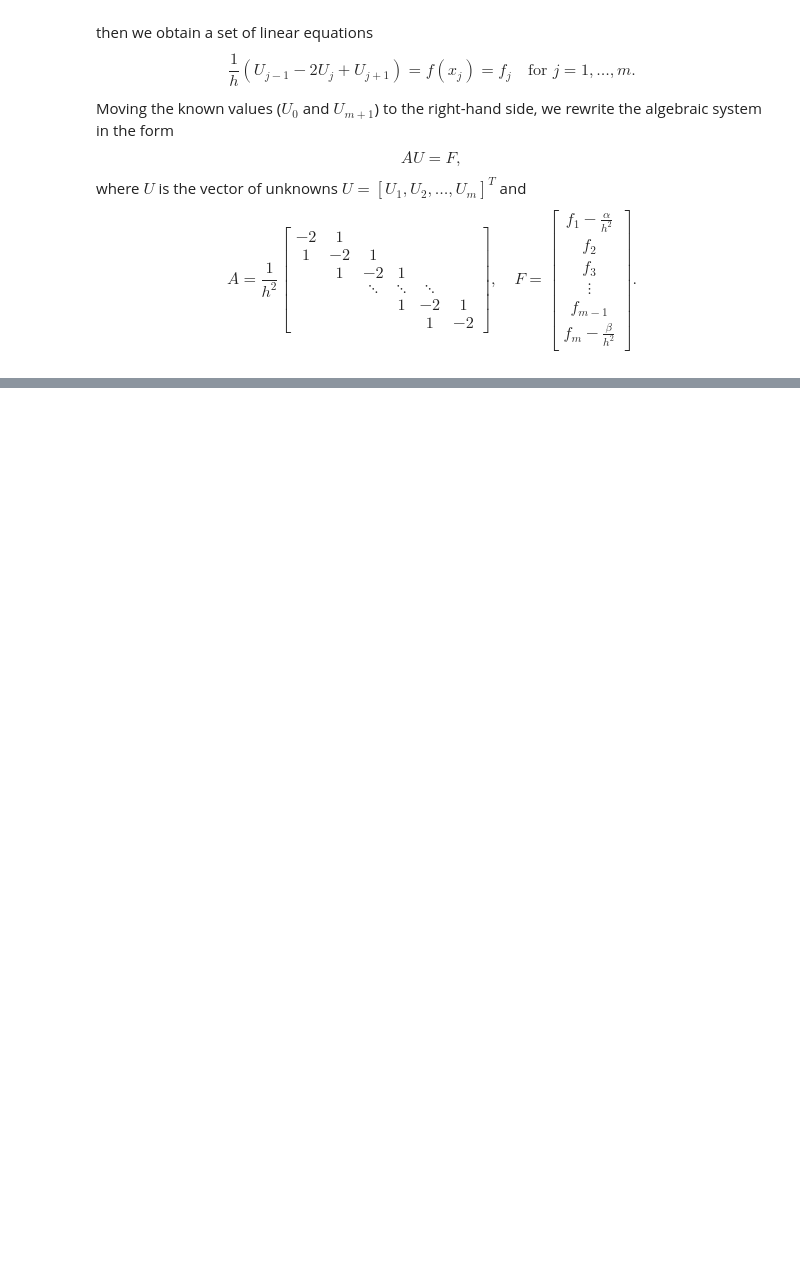
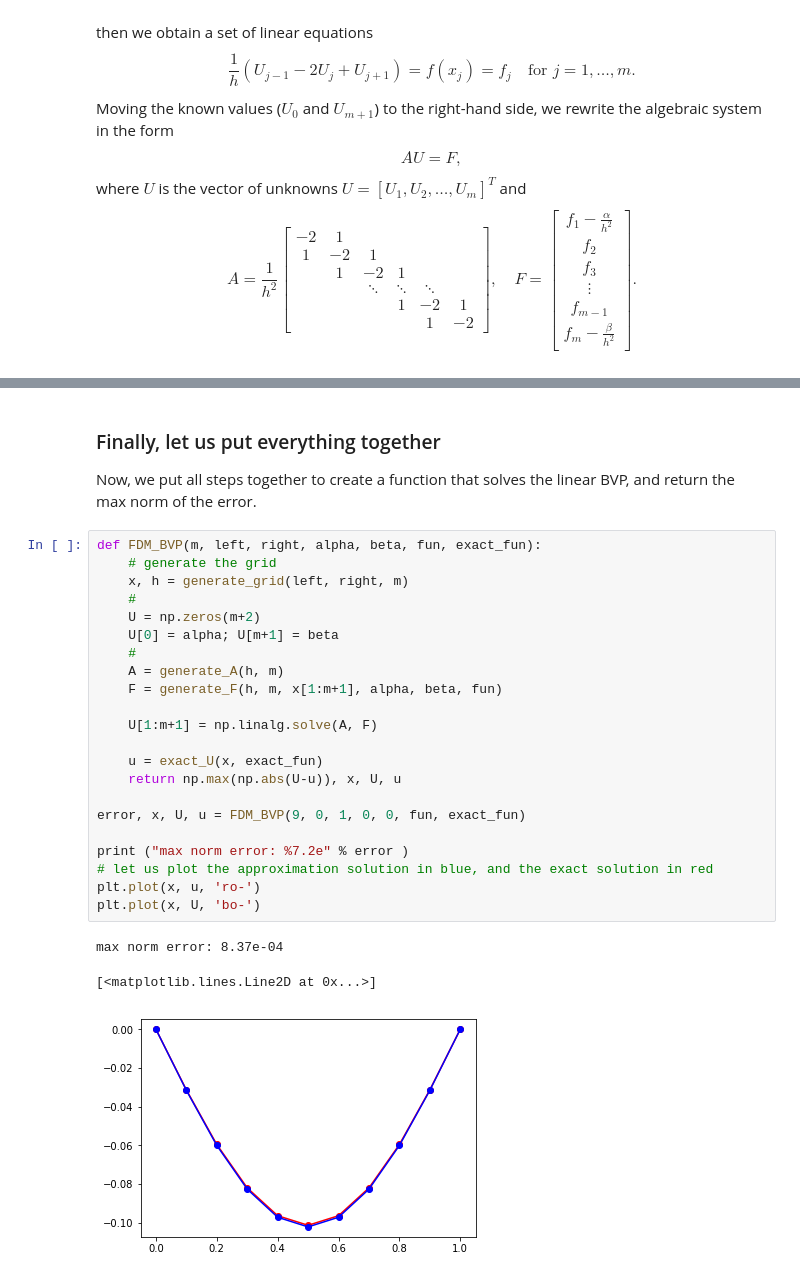
Before and after one commit to xiaozhouli/Jupyter, a Jupyter notebook: Numerical_PDEs/FDM_for_BVP.ipynb, the cells around one changed output, grey strips where cells are left out. Cells and saved outputs as stored; diff of their text form; blank space fills up the shorter version.

Commit message:
finite difference methods for linear BVP in 1d

```diff
--- a/Numerical_PDEs/FDM_for_BVP.ipynb
+++ b/Numerical_PDEs/FDM_for_BVP.ipynb
@@ -108,0 +172,29 @@ print (P)
+# %% [markdown]
+### Finally, let us put everything together
+Now, we put all steps together to create a function that solves the linear BVP, and return the max norm of the error.
+# %%
+def FDM_BVP(m, left, right, alpha, beta, fun, exact_fun):
+    # generate the grid
+    x, h = generate_grid(left, right, m)
+    #
+    U = np.zeros(m+2)
+    U[0] = alpha; U[m+1] = beta
+    #
+    A = generate_A(h, m)
+    F = generate_F(h, m, x[1:m+1], alpha, beta, fun)
+
+    U[1:m+1] = np.linalg.solve(A, F)
+
+    u = exact_U(x, exact_fun)
+    return np.max(np.abs(U-u)), x, U, u
+
+error, x, U, u = FDM_BVP(9, 0, 1, 0, 0, fun, exact_fun)
+
+print ("max norm error: %7.2e" % error )
+# let us plot the approximation solution in blue, and the exact solution in red
+plt.plot(x, u, 'ro-')
+plt.plot(x, U, 'bo-')
+# %% [output]
+max norm error: 8.37e-04
+[<matplotlib.lines.Line2D at 0x...>]
+[figure, added]
```
Also changed, not shown: parts of 9 cells of this notebook.
